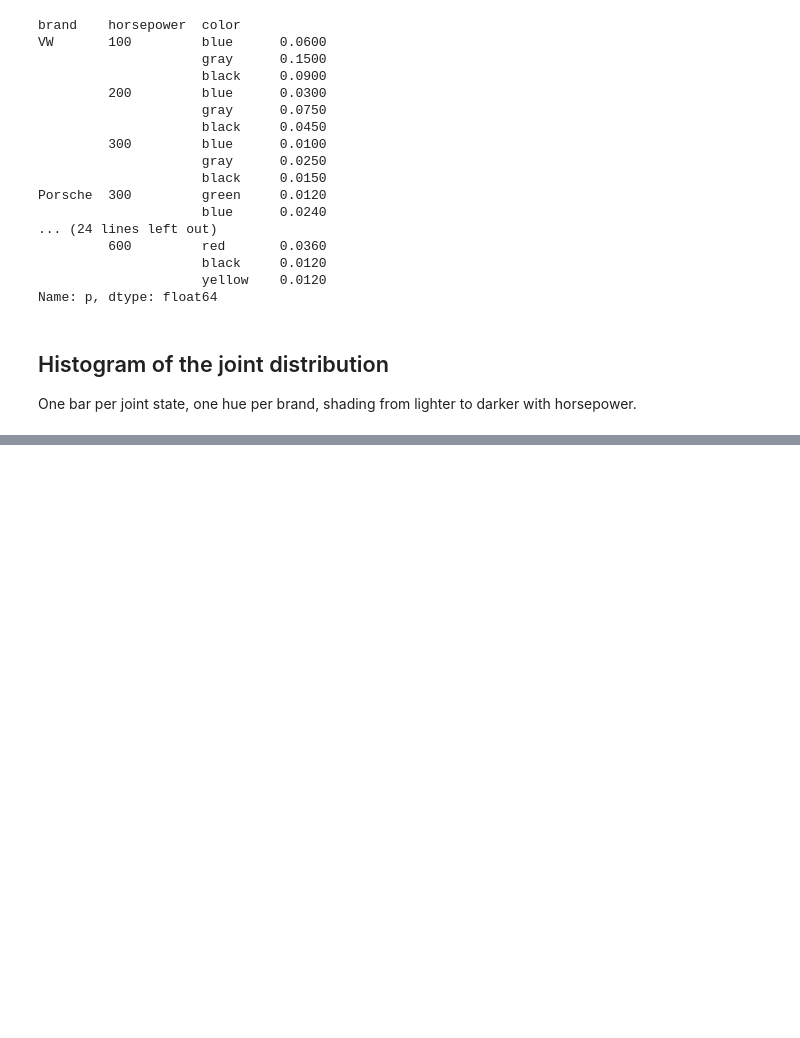
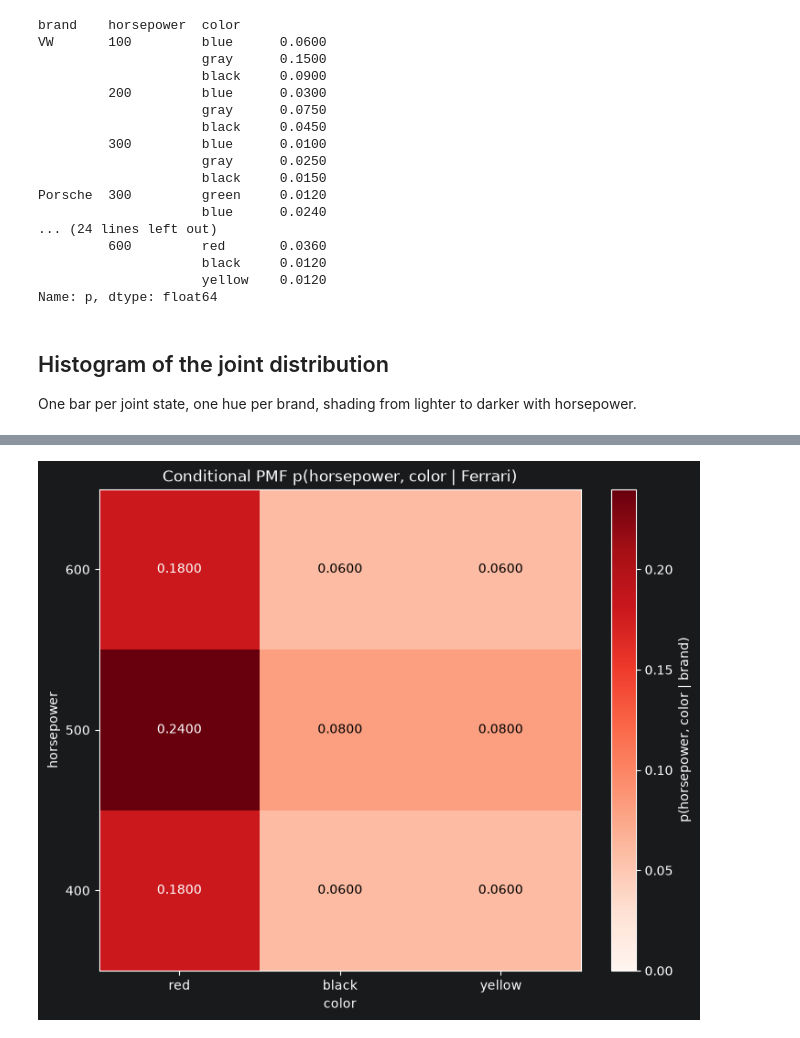
Before and after one commit to aisven/foundations-of-probability-and-statistics, a Jupyter notebook: notebooks/cars/notebook-cars-0.ipynb, the cells around one changed output, grey strips where cells are left out. Drawn from its saved outputs; the diff is of its cells as text; code cells hidden in the pictures; blank space fills up the shorter version.

```diff
--- a/notebooks/cars/notebook-cars-0.ipynb
+++ b/notebooks/cars/notebook-cars-0.ipynb
@@ -44,0 +59,4 @@ joint_car_distribution_histogram_figure = visualize_joint_car_distribution_in_hi
+# %%
+pmf_ferrari_figure = visualize_pmf_given_brand(brand="Ferrari")
+# %% [output]
+[figure, added]
```
Also changed, not shown: parts of 5 cells of this notebook, 2 other files.
